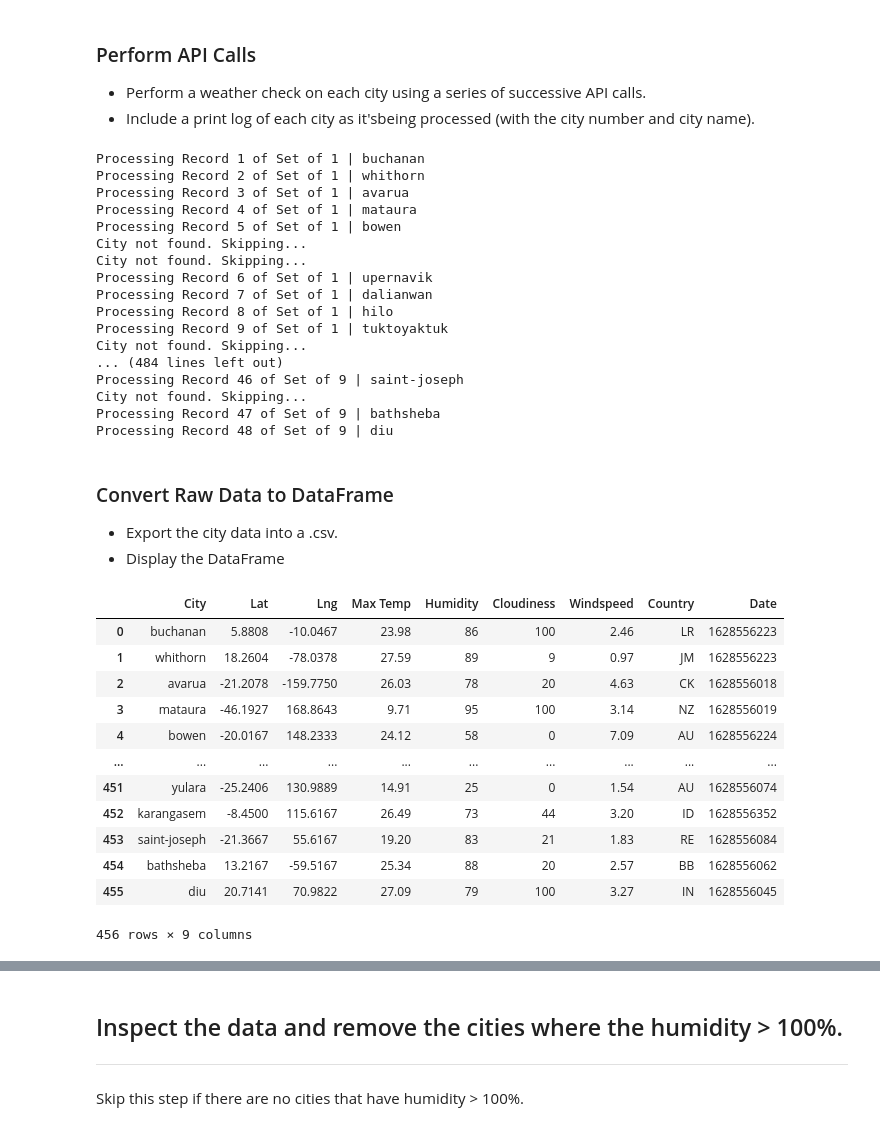
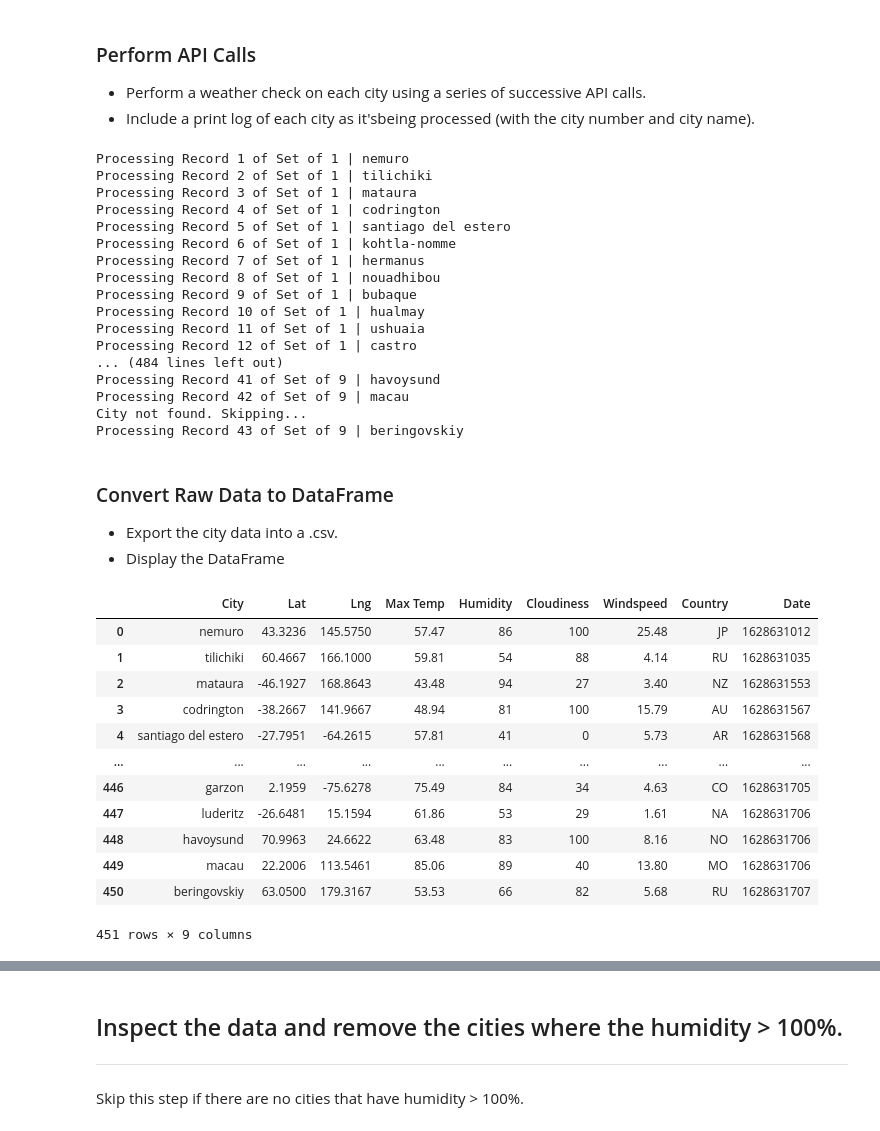
Before and after one commit to fhelms8/API-WeatherPy, a Jupyter notebook: WeatherPy/WeatherPy.ipynb, the cells around one changed output, grey strips where cells are left out. Saved outputs shown, nothing was run; the diff lists cells and outputs as text; code cells hidden in the pictures.

```diff
--- a/WeatherPy/WeatherPy.ipynb
+++ b/WeatherPy/WeatherPy.ipynb
@@ -77,6 +78,7 @@ lng = []
 #for loop numbers for Record number and Set numbers
 number = 1
 set_num = 1
+units = "imperial"
 
 #Loop through 500 cities for weather data
 for city in cities[:500]:
@@ -107,23 +109,23 @@ for city in cities[:500]:
     except:
         print("City not found. Skipping...")
 # %% [output]
-Processing Record 1 of Set of 1 | buchanan
-Processing Record 2 of Set of 1 | whithorn
-Processing Record 3 of Set of 1 | avarua
-Processing Record 4 of Set of 1 | mataura
-Processing Record 5 of Set of 1 | bowen
+Processing Record 1 of Set of 1 | nemuro
+Processing Record 2 of Set of 1 | tilichiki
+Processing Record 3 of Set of 1 | mataura
+Processing Record 4 of Set of 1 | codrington
+Processing Record 5 of Set of 1 | santiago del estero
+Processing Record 6 of Set of 1 | kohtla-nomme
+Processing Record 7 of Set of 1 | hermanus
+Processing Record 8 of Set of 1 | nouadhibou
+Processing Record 9 of Set of 1 | bubaque
+Processing Record 10 of Set of 1 | hualmay
+Processing Record 11 of Set of 1 | ushuaia
+Processing Record 12 of Set of 1 | castro
+... (484 lines left out)
+Processing Record 41 of Set of 9 | havoysund
+Processing Record 42 of Set of 9 | macau
 City not found. Skipping...
-City not found. Skipping...
-Processing Record 6 of Set of 1 | upernavik
-Processing Record 7 of Set of 1 | dalianwan
-Processing Record 8 of Set of 1 | hilo
-Processing Record 9 of Set of 1 | tuktoyaktuk
-City not found. Skipping...
-... (484 lines left out)
-Processing Record 46 of Set of 9 | saint-joseph
-City not found. Skipping...
-Processing Record 47 of Set of 9 | bathsheba
-Processing Record 48 of Set of 9 | diu
+Processing Record 43 of Set of 9 | beringovskiy
 # %% [markdown]
 ### Convert Raw Data to DataFrame
 * Export the city data into a .csv.
@@ -131,31 +133,32 @@ Processing Record 48 of Set of 9 | diu
 # %%
 # create dataframe
 weather_dict = {"City": city2,
                 "Lat": lat,
                 "Lng": lng,
                 "Max Temp": max_temp,
                 "Humidity": humidity,
                 "Cloudiness": cloudiness,
                 "Windspeed": windspeed,
                 "Country": country,
                 "Date": date,
                 }
 weather_data = pd.DataFrame(weather_dict)
+weather_data.to_csv(output_data_file)
 weather_data
 # %% [output]
 |  | City | Lat | Lng | Max Temp | Humidity | Cloudiness | Windspeed | Country | Date |
-| 0 | buchanan | 5.8808 | -10.0467 | 23.98 | 86 | 100 | 2.46 | LR | 1628556223 |
-| 1 | whithorn | 18.2604 | -78.0378 | 27.59 | 89 | 9 | 0.97 | JM | 1628556223 |
-| 2 | avarua | -21.2078 | -159.7750 | 26.03 | 78 | 20 | 4.63 | CK | 1628556018 |
-| 3 | mataura | -46.1927 | 168.8643 | 9.71 | 95 | 100 | 3.14 | NZ | 1628556019 |
-| 4 | bowen | -20.0167 | 148.2333 | 24.12 | 58 | 0 | 7.09 | AU | 1628556224 |
+| 0 | nemuro | 43.3236 | 145.5750 | 57.47 | 86 | 100 | 25.48 | JP | 1628631012 |
+| 1 | tilichiki | 60.4667 | 166.1000 | 59.81 | 54 | 88 | 4.14 | RU | 1628631035 |
+| 2 | mataura | -46.1927 | 168.8643 | 43.48 | 94 | 27 | 3.40 | NZ | 1628631553 |
+| 3 | codrington | -38.2667 | 141.9667 | 48.94 | 81 | 100 | 15.79 | AU | 1628631567 |
+| 4 | santiago del estero | -27.7951 | -64.2615 | 57.81 | 41 | 0 | 5.73 | AR | 1628631568 |
 | ... | ... | ... | ... | ... | ... | ... | ... | ... | ... |
-| 451 | yulara | -25.2406 | 130.9889 | 14.91 | 25 | 0 | 1.54 | AU | 1628556074 |
-| 452 | karangasem | -8.4500 | 115.6167 | 26.49 | 73 | 44 | 3.20 | ID | 1628556352 |
-| 453 | saint-joseph | -21.3667 | 55.6167 | 19.20 | 83 | 21 | 1.83 | RE | 1628556084 |
-| 454 | bathsheba | 13.2167 | -59.5167 | 25.34 | 88 | 20 | 2.57 | BB | 1628556062 |
-| 455 | diu | 20.7141 | 70.9822 | 27.09 | 79 | 100 | 3.27 | IN | 1628556045 |
+| 446 | garzon | 2.1959 | -75.6278 | 75.49 | 84 | 34 | 4.63 | CO | 1628631705 |
+| 447 | luderitz | -26.6481 | 15.1594 | 61.86 | 53 | 29 | 1.61 | NA | 1628631706 |
+| 448 | havoysund | 70.9963 | 24.6622 | 63.48 | 83 | 100 | 8.16 | NO | 1628631706 |
+| 449 | macau | 22.2006 | 113.5461 | 85.06 | 89 | 40 | 13.80 | MO | 1628631706 |
+| 450 | beringovskiy | 63.0500 | 179.3167 | 53.53 | 66 | 82 | 5.68 | RU | 1628631707 |
-456 rows × 9 columns
+451 rows × 9 columns
 # %%
 weather_data.describe()
 # %% [output]
```
Also changed, not shown: parts of 15 cells of this notebook, 10 other files.
